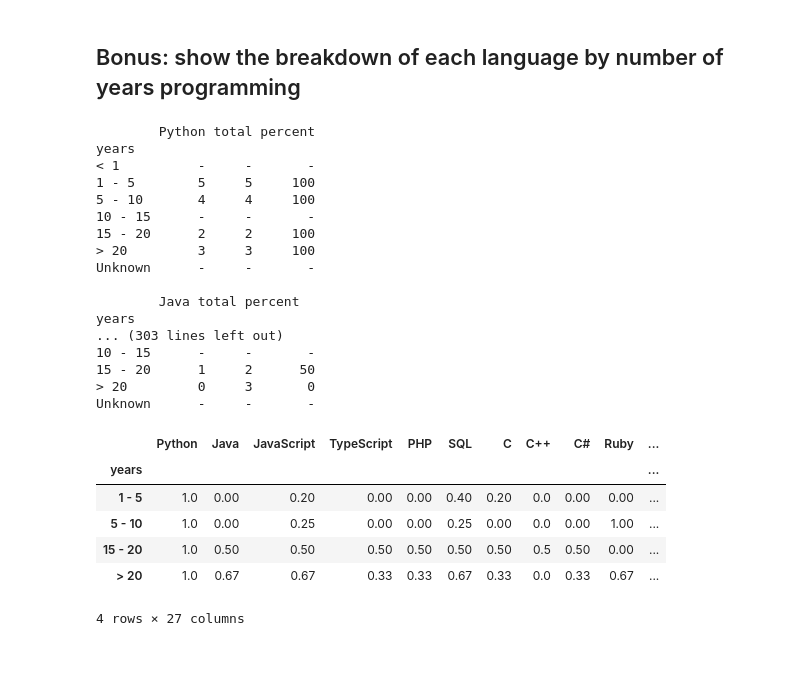
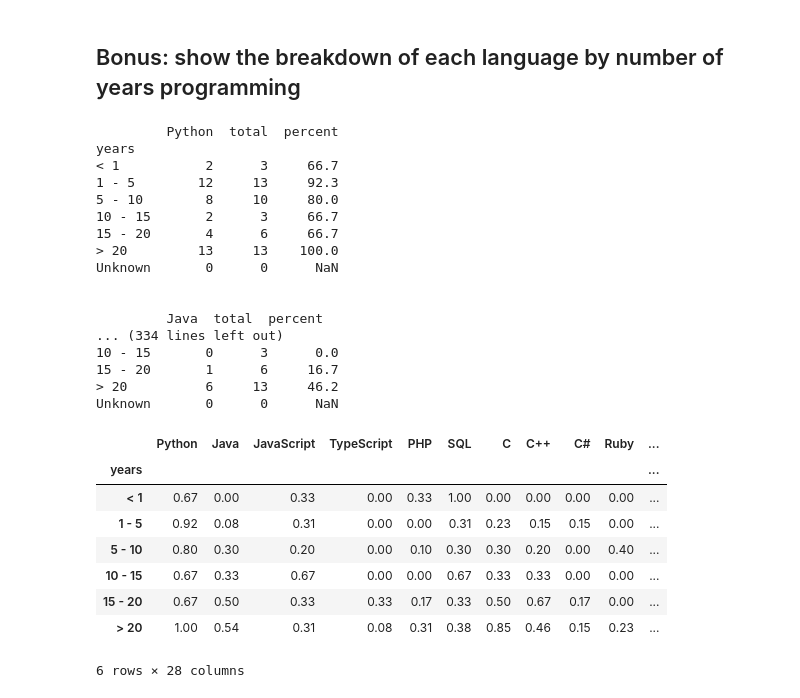
Before and after one commit to ariannedee/python-data-structures, a Jupyter notebook: project/sample_solutions/proj_4_pandas.ipynb, the cells around one changed output. Cells and saved outputs as stored; diff of their text form; code cells hidden in the pictures; blank space fills up the shorter version.

```diff
--- a/project/sample_solutions/proj_4_pandas.ipynb
+++ b/project/sample_solutions/proj_4_pandas.ipynb
@@ -15,8 +11,8 @@ print(len(all_langs))
 # %%
 import pandas as pd
 
-
-df = pd.read_csv("../data/Programming language - responses.csv", header=0, names=("timestamp", "languages", "years"), usecols=("languages", "years"))
+df = pd.read_csv('../data/Survey-2023:11:02.csv', header=0, names=("timestamp", "languages", "years"),
+                 usecols=("languages", "years"))
 df.head()
 # %% [output]
 |  | languages | years |
@@ -36,8 +32,8 @@ import re
 # See - https://stackoverflow.com/questions/39901550/python-userwarning-this-pattern-has-match-groups-to-actually-get-the-groups
 
 for lang in all_langs:
-    regex = rf'(?:^|, ){re.escape(lang)}(?:$|, )'
-    df[lang] = df["languages"].str.contains(regex)
-df
+    regex = rf'(?:^|;){re.escape(lang)}(?:$|;)'
+    df[lang] = df['languages'].str.contains(regex)
+df.head()
 # %% [output]
 |  | languages | years | Python | Java | JavaScript | TypeScript | PHP | SQL | C | C++ | ... |
@@ -58,0 +46,3 @@ df
+# %%
+df.drop(columns=['languages'], inplace=True)
+df.head()
@@ -228,44 +225,40 @@ For Unknown (0)
 # %%
 for lang in all_langs:
     new_df = by_years.loc[:, [lang, 'total']]
-    new_df['percent'] = new_df[lang].div(new_df['total'], axis=0) * 100
-    # Make it easier to read by rounding percent to the nearest int, and displaying NaN as -
-    new_df.fillna(-1, inplace=True)
-    new_df['percent'] = new_df['percent'].astype(int).astype(str)
-    new_df[new_df['percent'] == "-1"] = '-'
-
-    print(new_df.to_string())
-    print()
+    new_df['percent'] = round(new_df[lang] / new_df['total'] * 100, 1)
+    print(new_df.to_string(), end='\n' * 3)
 # %% [output]
-        Python total percent
+         Python  total  percent
 years
-< 1          -     -       -
-1 - 5        5     5     100
-5 - 10       4     4     100
-10 - 15      -     -       -
-15 - 20      2     2     100
-> 20         3     3     100
-Unknown      -     -       -
+< 1           2      3     66.7
+1 - 5        12     13     92.3
+5 - 10        8     10     80.0
+10 - 15       2      3     66.7
+15 - 20       4      6     66.7
+> 20         13     13    100.0
+Unknown       0      0      NaN
 
-        Java total percent
-years
-... (303 lines left out)
-10 - 15      -     -       -
-15 - 20      1     2      50
-> 20         0     3       0
-Unknown      -     -       -
+
+         Java  total  percent
+... (334 lines left out)
+10 - 15       0      3      0.0
+15 - 20       1      6     16.7
+> 20          6     13     46.2
+Unknown       0      0      NaN
 # %%
 # Same as above but as a DataFrame of Percent used
-as_percent = by_years.iloc[:, :-1].div(by_years['total'], axis=0).round(2)
+as_percent = by_years.drop(columns=['total']).div(by_years['total'], axis=0).round(2)
 as_percent.dropna(how='all', inplace=True)  # Remove rows with all N/A values
 as_percent = as_percent.loc[:, (as_percent != 0).any(axis=0)]  # Remove columns of only 0 values
 as_percent
 # %% [output]
 |  | Python | Java | JavaScript | TypeScript | PHP | SQL | C | C++ | C# | Ruby | ... |
 | years |  |  |  |  |  |  |  |  |  |  | ... |
-| 1 - 5 | 1.0 | 0.00 | 0.20 | 0.00 | 0.00 | 0.40 | 0.20 | 0.0 | 0.00 | 0.00 | ... |
-| 5 - 10 | 1.0 | 0.00 | 0.25 | 0.00 | 0.00 | 0.25 | 0.00 | 0.0 | 0.00 | 1.00 | ... |
-| 15 - 20 | 1.0 | 0.50 | 0.50 | 0.50 | 0.50 | 0.50 | 0.50 | 0.5 | 0.50 | 0.00 | ... |
-| > 20 | 1.0 | 0.67 | 0.67 | 0.33 | 0.33 | 0.67 | 0.33 | 0.0 | 0.33 | 0.67 | ... |
+| < 1 | 0.67 | 0.00 | 0.33 | 0.00 | 0.33 | 1.00 | 0.00 | 0.00 | 0.00 | 0.00 | ... |
+| 1 - 5 | 0.92 | 0.08 | 0.31 | 0.00 | 0.00 | 0.31 | 0.23 | 0.15 | 0.15 | 0.00 | ... |
+| 5 - 10 | 0.80 | 0.30 | 0.20 | 0.00 | 0.10 | 0.30 | 0.30 | 0.20 | 0.00 | 0.40 | ... |
+| 10 - 15 | 0.67 | 0.33 | 0.67 | 0.00 | 0.00 | 0.67 | 0.33 | 0.33 | 0.00 | 0.00 | ... |
+| 15 - 20 | 0.67 | 0.50 | 0.33 | 0.33 | 0.17 | 0.33 | 0.50 | 0.67 | 0.17 | 0.00 | ... |
+| > 20 | 1.00 | 0.54 | 0.31 | 0.08 | 0.31 | 0.38 | 0.85 | 0.46 | 0.15 | 0.23 | ... |
-4 rows × 27 columns
+6 rows × 28 columns
 # %%
```
Also changed, not shown: parts of 15 cells of this notebook, 3 other files.
